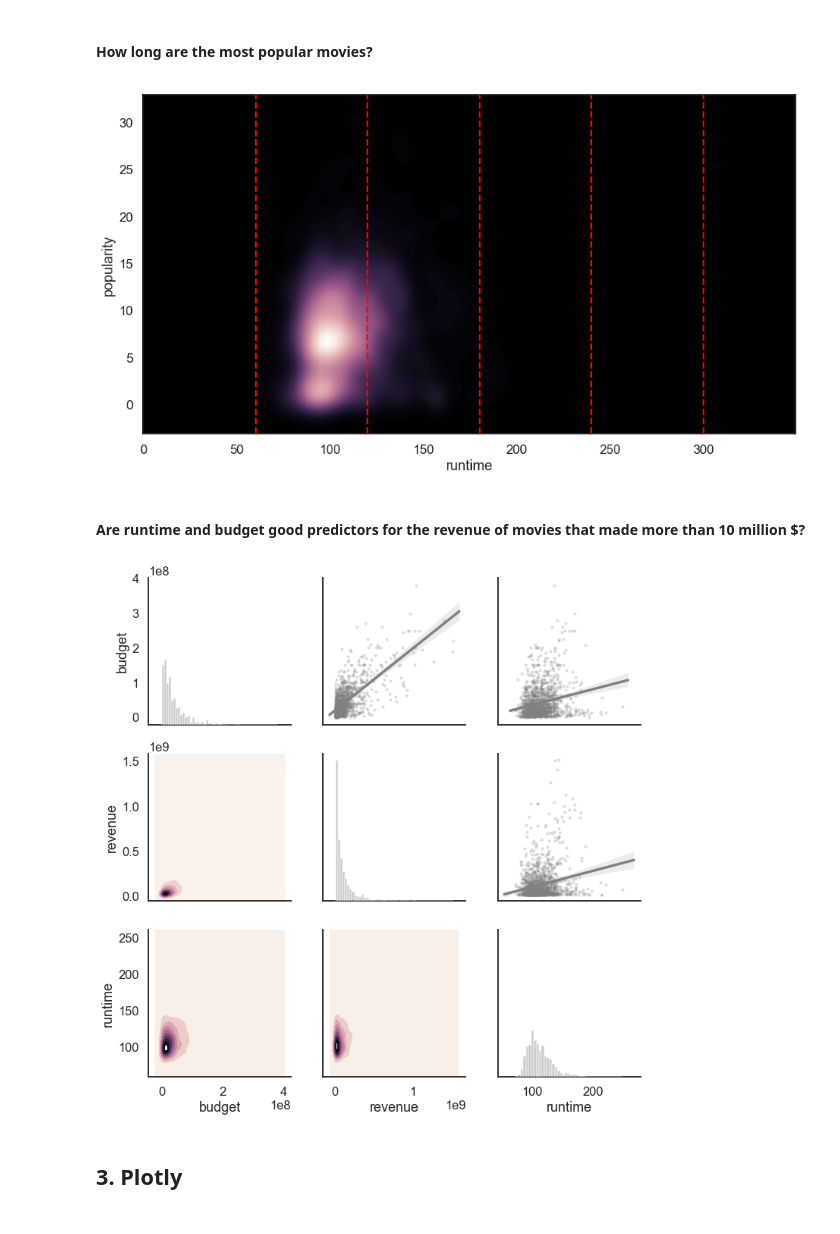
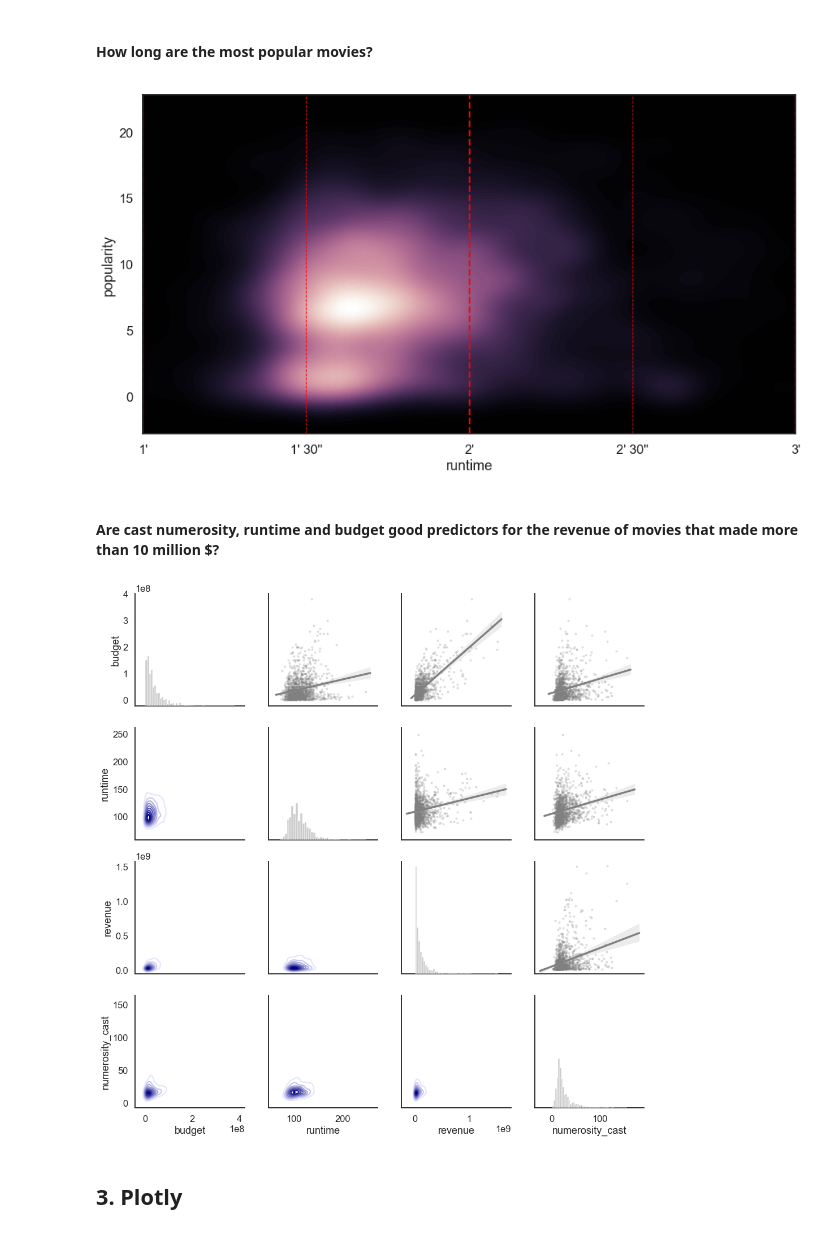
Before and after one commit to laurafontanesi/women-in-data-science, a Jupyter notebook: toolbox_data_science.ipynb, the cells around one changed output. Cells and saved outputs as stored; diff of their text form; code cells hidden in the pictures.

Commit message:
updated last seaborn figure

```diff
--- a/toolbox_data_science.ipynb
+++ b/toolbox_data_science.ipynb
@@ -223,19 +224,24 @@ for ax in g.axes.flat:
 # %% [markdown]
 #### How long are the most popular movies?
 # %%
-cond = (box_office_data.runtime > 0)&(box_office_data.popularity <= 30)
+cond = (box_office_data.runtime >= 60)&(box_office_data.runtime <= 180)&(box_office_data.popularity <= 20)
 
 cmap = sns.cubehelix_palette(as_cmap=True, dark=0, light=1, reverse=True)
 
 g = sns.kdeplot(box_office_data.loc[cond, 'runtime'],
                 box_office_data.loc[cond, 'popularity'],
                 cmap=cmap,
                 n_levels=100,
                 shade=True);
 
-for hour in range(6)[1:]:
+for hour in range(4)[1:]:
     g.axvline(60*hour, linestyle='--', color='red')
+    g.axvline(60*hour+30, linestyle='--', color='red', lw=1)
+
+g.set_xticks([30*hour + 60 for hour in range(5)])
+g.set_xticklabels(["1'", "1' 30''", "2'", "2' 30''", "3'"])
+g.set_xlim(60, 180);
 # %% [output]
-[figure, old version]
+[figure, new version]
 # %% [markdown]
-#### Are runtime and budget good predictors for the revenue of movies that made more than 10 million $?
+#### Are cast numerosity, runtime and budget good predictors for the revenue of movies that made more than 10 million $?
@@ -242,14 +252,14 @@ for hour in range(6)[1:]:
 # %%
-cond = (box_office_data.budget>0)&(box_office_data.revenue>1e7)&(box_office_data.runtime>0)
+cond = (cast_number.budget>0)&(cast_number.revenue>1e7)&(cast_number.runtime>0)
 
-cmap = sns.cubehelix_palette(as_cmap=True, dark=0, light=1, reverse=False)
+cmap = sns.light_palette("navy", as_cmap=True)
 
-g = sns.PairGrid(box_office_data.loc[cond, ["budget", "revenue", "runtime"]], height=3.5)
+g = sns.PairGrid(cast_number[cond], height=3.5)
 g = g.map_upper(sns.regplot, scatter_kws=dict(s=10, alpha=.2), color='grey')
-g = g.map_lower(sns.kdeplot, cmap=cmap, shade=True)
+g = g.map_lower(sns.kdeplot, cmap=cmap)
 g = g.map_diag(sns.distplot, kde=False, color='grey')
 # %% [output]
-[figure, old version]
+[figure, new version]
 # %% [markdown]
 ## 3. Plotly
 # %% [markdown]
```
Also changed, not shown: parts of 6 cells of this notebook.
